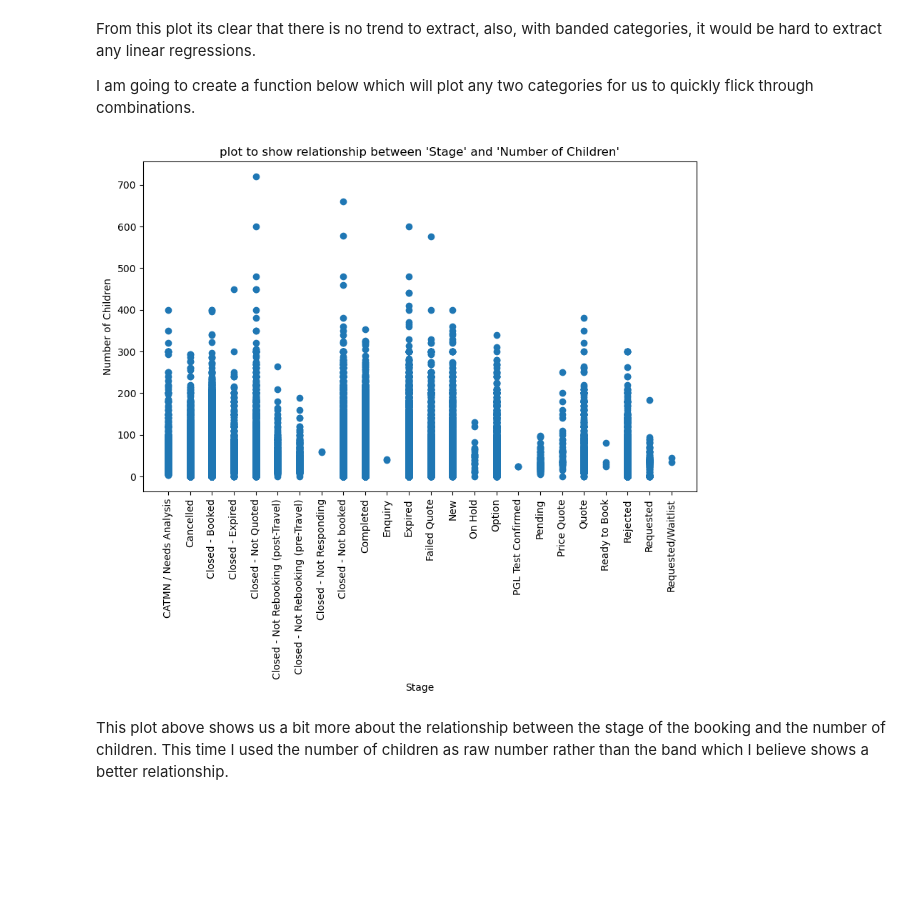
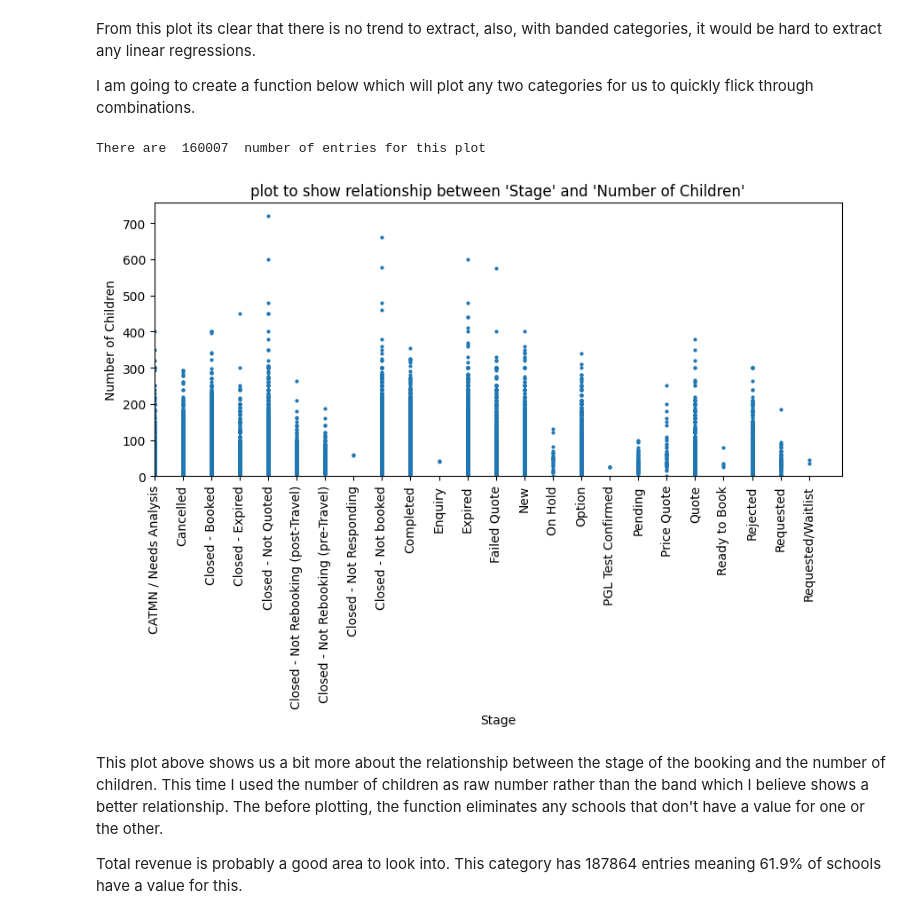
Before and after one commit to maxcwalker/documents, a Jupyter notebook: jupyter/prospectMapping/prospect_mapping_analysis.ipynb, the cells around one changed output. Saved outputs shown, nothing was run; the diff lists cells and outputs as text; code cells hidden in the pictures; blank space fills up the shorter version.

Commit message:
adding a relationship scatter to prospect

```diff
--- a/jupyter/prospectMapping/prospect_mapping_analysis.ipynb
+++ b/jupyter/prospectMapping/prospect_mapping_analysis.ipynb
@@ -165,18 +158,23 @@ I am going to create a function below which will plot any two categories for us
 # %%
 import seaborn as sns
 def relationshiplot(x,y):
     dx = df.loc[df[x].notna() & df[y].notna()].sort_values(x,ascending = True)
     #sns.lineplot(dx[x],dx[y])
-
-    plt.figure(figsize=(10,6))
-    plt.scatter(dx[x],dx[y])
+    print('There are ',len(dx), ' number of entries for this plot')
+    plt.figure(figsize=(10,4))
+    plt.scatter(dx[x],dx[y],marker='.', linewidths=0.01)
     plt.xlabel('%s' % x)
+    plt.xlim(0)
+    plt.ylim(0)
     plt.tick_params(rotation=90, axis = 'x')
     plt.ylabel('%s' % y)
     plt.title("plot to show relationship between '%s' and '%s'" % (x, y))
 
 relationshiplot(col[3],col[14])
 # %% [output]
+There are  160007  number of entries for this plot
-[figure, old version]
+[figure, new version]
 # %% [markdown]
-This plot above shows us a bit more about the relationship between the stage of the booking and the number of children. This time I used the number of children as raw number rather than the band which I believe shows a better relationship.
+This plot above shows us a bit more about the relationship between the stage of the booking and the number of children. This time I used the number of children as raw number rather than the band which I believe shows a better relationship. The before plotting, the function eliminates any schools that don't have a value for one or the other.
+
+Total revenue is probably a good area to look into. This category has 187864 entries meaning 61.9% of schools have a value for this.
```
Also changed, not shown: parts of 7 cells of this notebook.
